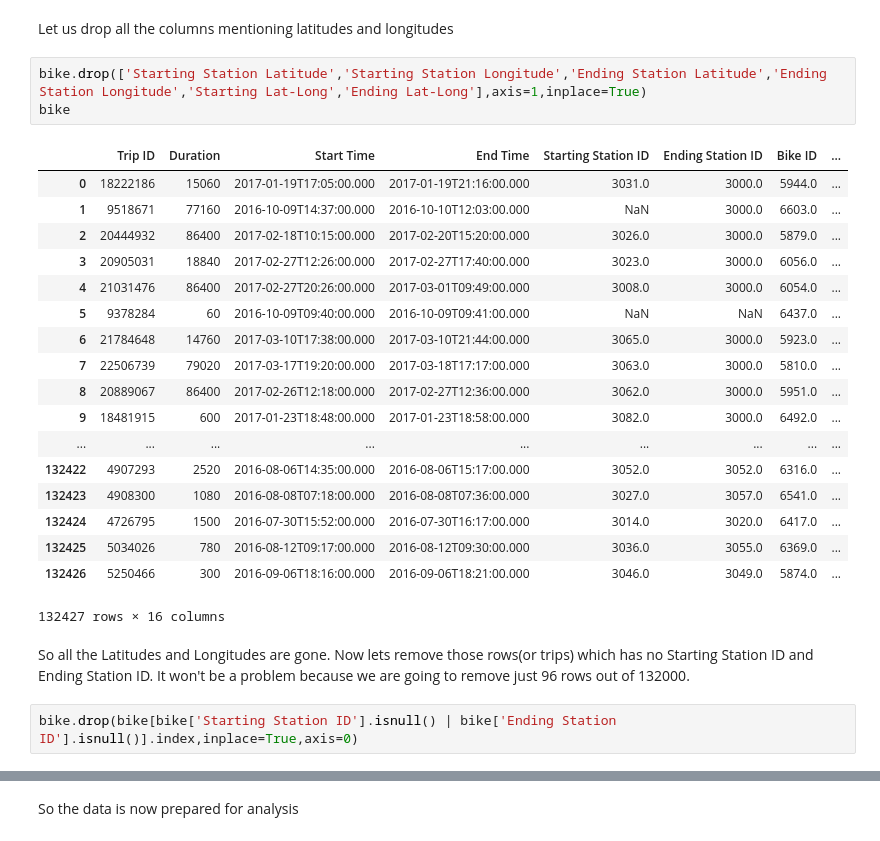
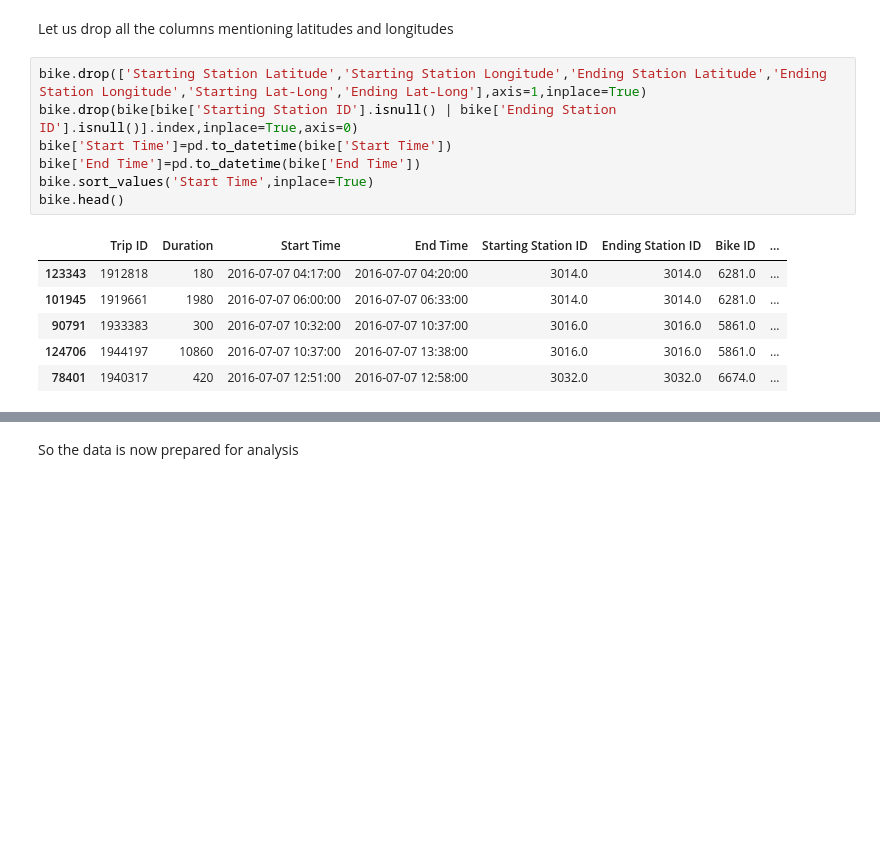
Before and after one commit to rajtilakls2510/Data-Analysis-Projects, a Jupyter notebook: Los_Angeles_Bike_share_trip_Analysis.ipynb, the cells around one changed output, grey strips where cells are left out. Cells and saved outputs as stored; diff of their text form; blank space fills up the shorter version.

```diff
--- a/Los_Angeles_Bike_share_trip_Analysis.ipynb
+++ b/Los_Angeles_Bike_share_trip_Analysis.ipynb
@@ -59,27 +48,15 @@ dtype: int64
 Let us drop all the columns mentioning latitudes and longitudes
 # %%
 bike.drop(['Starting Station Latitude','Starting Station Longitude','Ending Station Latitude','Ending Station Longitude','Starting Lat-Long','Ending Lat-Long'],axis=1,inplace=True)
-bike
+bike.drop(bike[bike['Starting Station ID'].isnull() | bike['Ending Station ID'].isnull()].index,inplace=True,axis=0)
+bike['Start Time']=pd.to_datetime(bike['Start Time'])
+bike['End Time']=pd.to_datetime(bike['End Time'])
+bike.sort_values('Start Time',inplace=True)
+bike.head()
 # %% [output]
 |  | Trip ID | Duration | Start Time | End Time | Starting Station ID | Ending Station ID | Bike ID | ... |
-| 0 | 18222186 | 15060 | 2017-01-19T17:05:00.000 | 2017-01-19T21:16:00.000 | 3031.0 | 3000.0 | 5944.0 | ... |
-| 1 | 9518671 | 77160 | 2016-10-09T14:37:00.000 | 2016-10-10T12:03:00.000 | NaN | 3000.0 | 6603.0 | ... |
-| 2 | 20444932 | 86400 | 2017-02-18T10:15:00.000 | 2017-02-20T15:20:00.000 | 3026.0 | 3000.0 | 5879.0 | ... |
-| 3 | 20905031 | 18840 | 2017-02-27T12:26:00.000 | 2017-02-27T17:40:00.000 | 3023.0 | 3000.0 | 6056.0 | ... |
-| 4 | 21031476 | 86400 | 2017-02-27T20:26:00.000 | 2017-03-01T09:49:00.000 | 3008.0 | 3000.0 | 6054.0 | ... |
-| 5 | 9378284 | 60 | 2016-10-09T09:40:00.000 | 2016-10-09T09:41:00.000 | NaN | NaN | 6437.0 | ... |
-| 6 | 21784648 | 14760 | 2017-03-10T17:38:00.000 | 2017-03-10T21:44:00.000 | 3065.0 | 3000.0 | 5923.0 | ... |
-| 7 | 22506739 | 79020 | 2017-03-17T19:20:00.000 | 2017-03-18T17:17:00.000 | 3063.0 | 3000.0 | 5810.0 | ... |
-| 8 | 20889067 | 86400 | 2017-02-26T12:18:00.000 | 2017-02-27T12:36:00.000 | 3062.0 | 3000.0 | 5951.0 | ... |
-| 9 | 18481915 | 600 | 2017-01-23T18:48:00.000 | 2017-01-23T18:58:00.000 | 3082.0 | 3000.0 | 6492.0 | ... |
-| ... | ... | ... | ... | ... | ... | ... | ... | ... |
-| 132422 | 4907293 | 2520 | 2016-08-06T14:35:00.000 | 2016-08-06T15:17:00.000 | 3052.0 | 3052.0 | 6316.0 | ... |
-| 132423 | 4908300 | 1080 | 2016-08-08T07:18:00.000 | 2016-08-08T07:36:00.000 | 3027.0 | 3057.0 | 6541.0 | ... |
-| 132424 | 4726795 | 1500 | 2016-07-30T15:52:00.000 | 2016-07-30T16:17:00.000 | 3014.0 | 3020.0 | 6417.0 | ... |
-| 132425 | 5034026 | 780 | 2016-08-12T09:17:00.000 | 2016-08-12T09:30:00.000 | 3036.0 | 3055.0 | 6369.0 | ... |
-| 132426 | 5250466 | 300 | 2016-09-06T18:16:00.000 | 2016-09-06T18:21:00.000 | 3046.0 | 3049.0 | 5874.0 | ... |
+| 123343 | 1912818 | 180 | 2016-07-07 04:17:00 | 2016-07-07 04:20:00 | 3014.0 | 3014.0 | 6281.0 | ... |
+| 101945 | 1919661 | 1980 | 2016-07-07 06:00:00 | 2016-07-07 06:33:00 | 3014.0 | 3014.0 | 6281.0 | ... |
+| 90791 | 1933383 | 300 | 2016-07-07 10:32:00 | 2016-07-07 10:37:00 | 3016.0 | 3016.0 | 5861.0 | ... |
+| 124706 | 1944197 | 10860 | 2016-07-07 10:37:00 | 2016-07-07 13:38:00 | 3016.0 | 3016.0 | 5861.0 | ... |
+| 78401 | 1940317 | 420 | 2016-07-07 12:51:00 | 2016-07-07 12:58:00 | 3032.0 | 3032.0 | 6674.0 | ... |
-132427 rows × 16 columns
-# %% [markdown]
-So all the Latitudes and Longitudes are gone. Now lets remove those rows(or trips) which has no Starting Station ID and Ending Station ID. It won't be a problem because we are going to remove just 96 rows out of 132000.
-# %%
-bike.drop(bike[bike['Starting Station ID'].isnull() | bike['Ending Station ID'].isnull()].index,inplace=True,axis=0)
```
Also changed, not shown: parts of 12 cells of this notebook, 7 other files.
